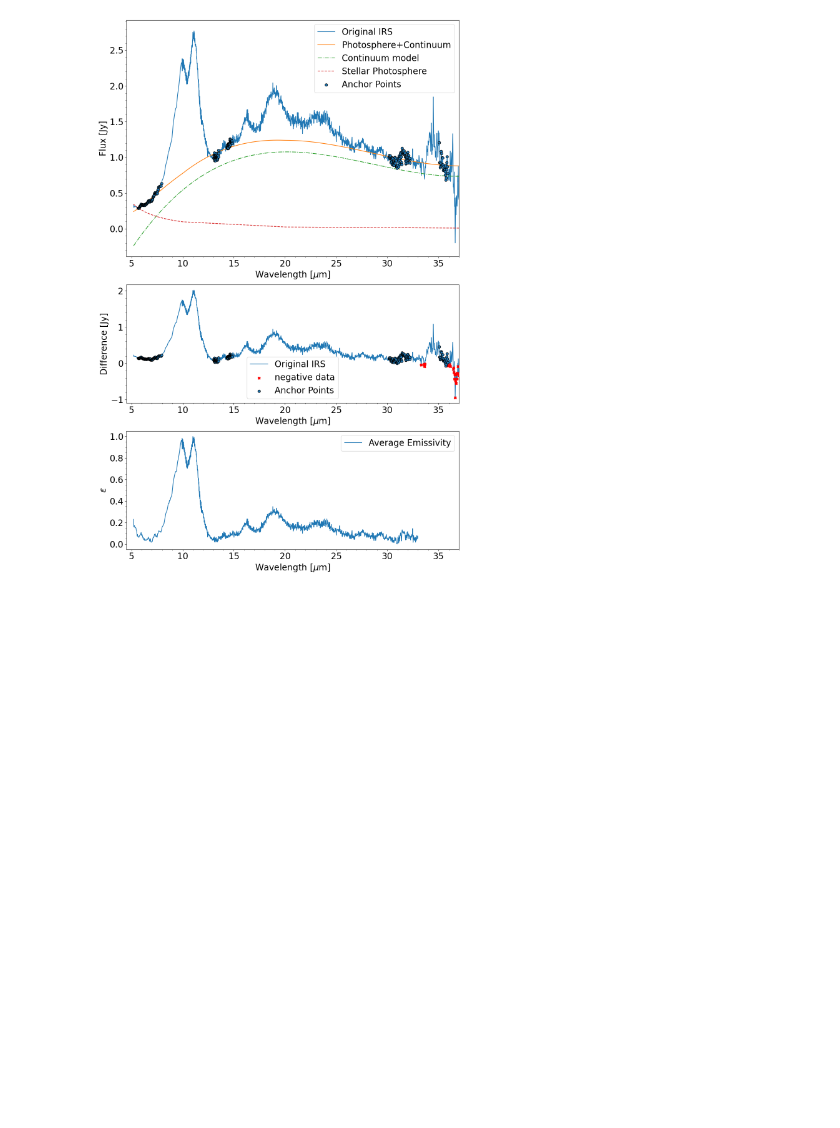
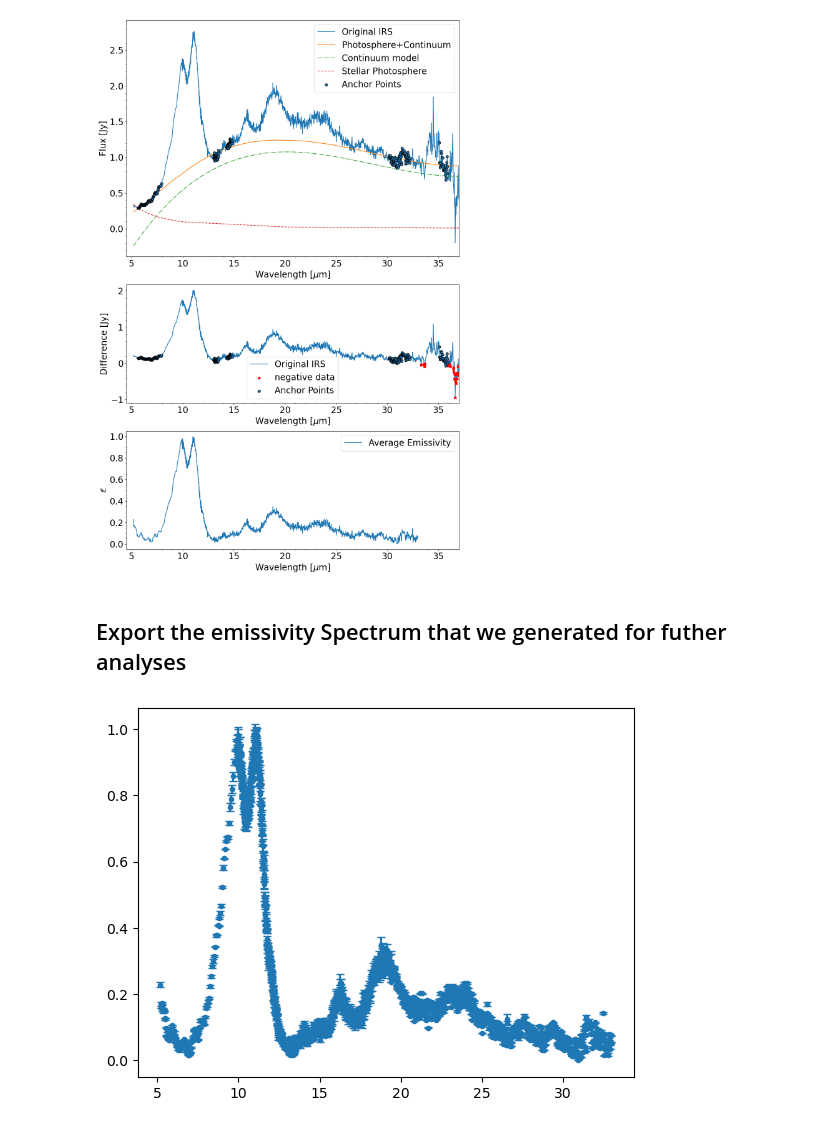
Before and after one commit to Ompha/CLUES, a Jupyter notebook: notebooks/data_Preprocessing.ipynb, the cells around one changed output. Cells and saved outputs as stored; diff of their text form; code cells hidden in the pictures; blank space fills up the shorter version.

Commit message:
Add visualization2

```diff
--- a/notebooks/data_Preprocessing.ipynb
+++ b/notebooks/data_Preprocessing.ipynb
@@ -150,3 +150,18 @@ HD113766
 0.13720302610530455
 I am here.
 [figure]
+# %% [markdown]
+## Export the emissivity Spectrum that we generated for futher analyses
+# %%
+mask_33 = (wave<=33)
+temp_flux = (temp-np.min(temp[mask_33]))/np.max((temp[mask_33]-np.min(temp[mask_33])))
+em_unc =  data_mittal['HD113766']['specerr'][mask_33]/ data_mittal['HD113766']['spec'][mask_33]*temp_flux[mask_33]
+plt.errorbar(wave[mask_33],
+             temp_flux[mask_33],
+             yerr = em_unc,
+             capsize=3,
+             fmt = 'o', ms=3)
+fout = np.column_stack((wave[mask_33], temp_flux[mask_33], em_unc))
+np.savetxt('HD113766_em.txt', fout)
+# %% [output]
+[figure, added]
```
Also changed, not shown: 1 other file.
